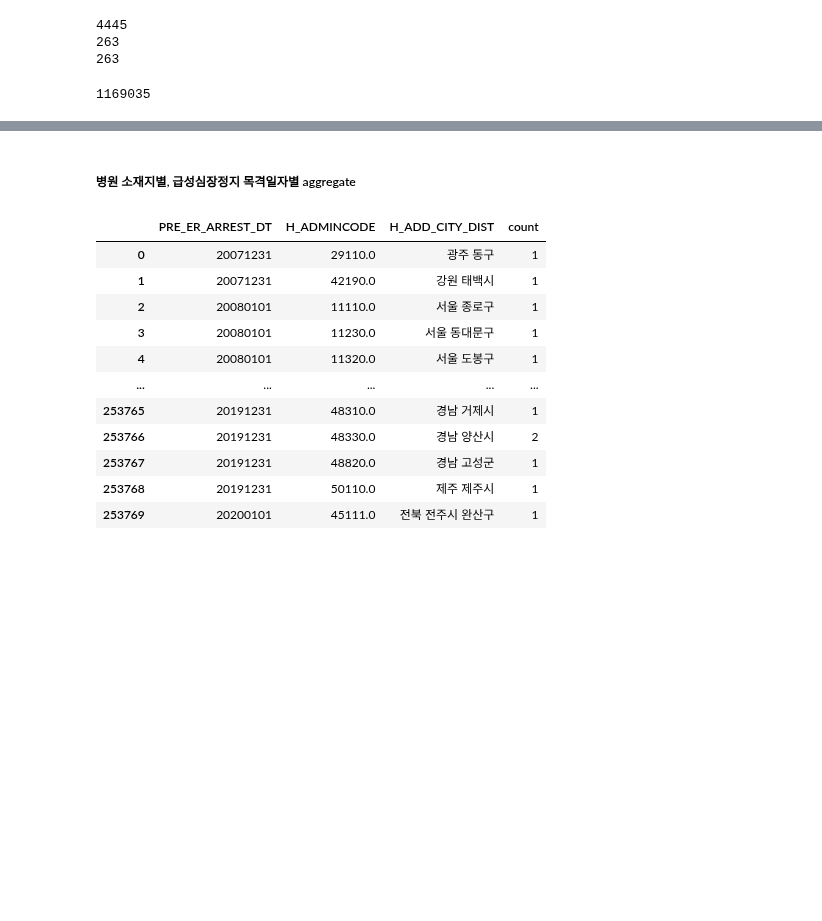
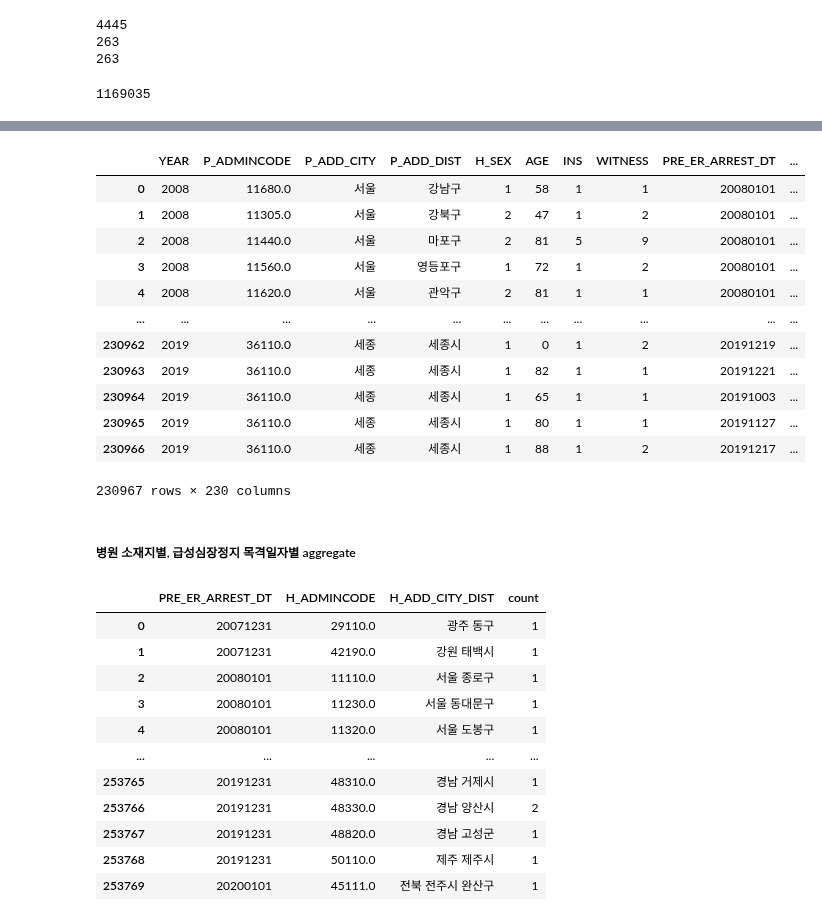
Before and after one commit to ZIO-KIM/SNUlab, a Jupyter notebook: OHCA_preprocess.ipynb, the cells around one changed output, grey strips where cells are left out. Cells and saved outputs as stored; diff of their text form; code cells hidden in the pictures; blank space fills up the shorter version.

```diff
--- a/OHCA_preprocess.ipynb
+++ b/OHCA_preprocess.ipynb
@@ -925,3 +999,21 @@ len(patient_index['PRE_ER_ARREST_DT'].unique()) * len(patient_index['P_ADMINCODE
+# %%
+ohca_patient_disease = ohca_patient.loc[ohca_patient['CAUSE'] == 1].copy()
+ohca_patient_disease.reset_index(drop = True, inplace = True)
+ohca_patient_disease
+# %% [output]
+|  | YEAR | P_ADMINCODE | P_ADD_CITY | P_ADD_DIST | H_SEX | AGE | INS | WITNESS | PRE_ER_ARREST_DT | ... |
+| 0 | 2008 | 11680.0 | 서울 | 강남구 | 1 | 58 | 1 | 1 | 20080101 | ... |
+| 1 | 2008 | 11305.0 | 서울 | 강북구 | 2 | 47 | 1 | 2 | 20080101 | ... |
+| 2 | 2008 | 11440.0 | 서울 | 마포구 | 2 | 81 | 5 | 9 | 20080101 | ... |
+| 3 | 2008 | 11560.0 | 서울 | 영등포구 | 1 | 72 | 1 | 2 | 20080101 | ... |
+| 4 | 2008 | 11620.0 | 서울 | 관악구 | 2 | 81 | 1 | 1 | 20080101 | ... |
+| ... | ... | ... | ... | ... | ... | ... | ... | ... | ... | ... |
+| 230962 | 2019 | 36110.0 | 세종 | 세종시 | 1 | 0 | 1 | 2 | 20191219 | ... |
+| 230963 | 2019 | 36110.0 | 세종 | 세종시 | 1 | 82 | 1 | 1 | 20191221 | ... |
+| 230964 | 2019 | 36110.0 | 세종 | 세종시 | 1 | 65 | 1 | 1 | 20191003 | ... |
+| 230965 | 2019 | 36110.0 | 세종 | 세종시 | 1 | 80 | 1 | 1 | 20191127 | ... |
+| 230966 | 2019 | 36110.0 | 세종 | 세종시 | 1 | 88 | 1 | 2 | 20191217 | ... |
+230967 rows × 230 columns
 # %% [markdown]
 ##### 병원 소재지별, 급성심장정지 목격일자별 aggregate
 # %%
```
Also changed, not shown: parts of 94 cells of this notebook.
